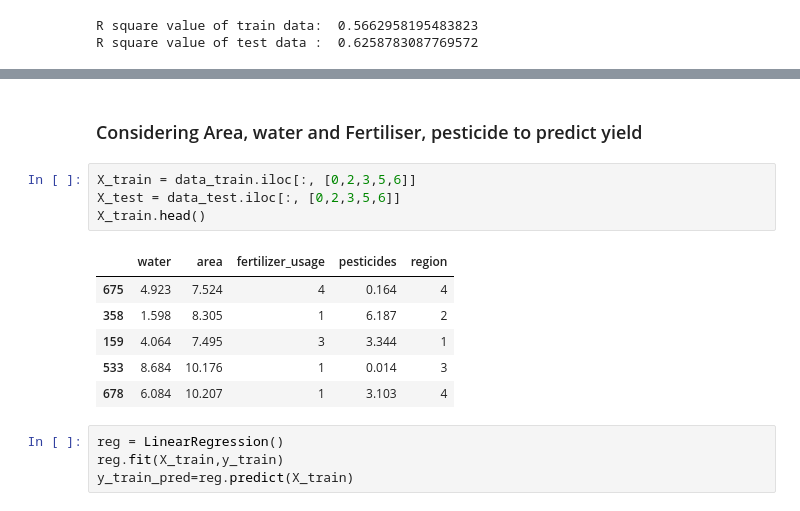
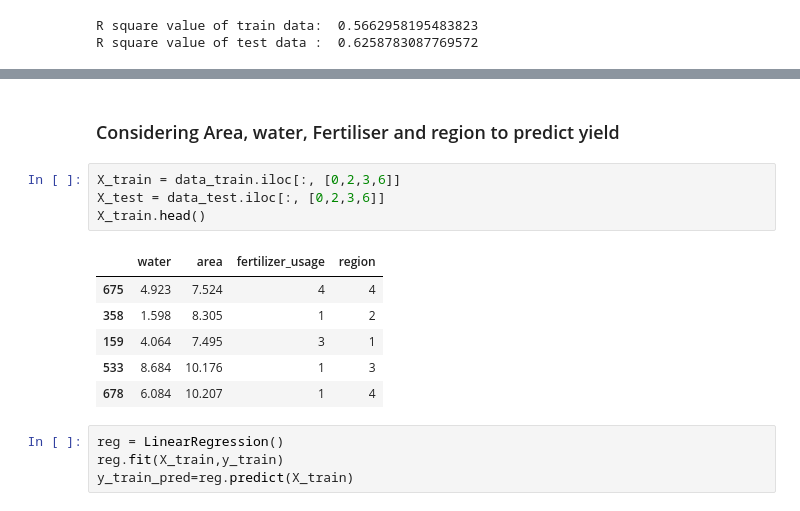
Before and after one commit to Akshaj000/CropYieldPrediction-LinearRegression, a Jupyter notebook: notebook.ipynb, the cells around one changed output, grey strips where cells are left out. Drawn from its saved outputs; the diff is of its cells as text.

```diff
--- a/notebook.ipynb
+++ b/notebook.ipynb
@@ -817,16 +880,16 @@ R square value of test data :  0.6258783087769572
 # %% [markdown]
-### Considering Area, water and Fertiliser, pesticide to predict yield
+### Considering Area, water, Fertiliser and region to predict yield
 # %%
-X_train = data_train.iloc[:, [0,2,3,5,6]]
-X_test = data_test.iloc[:, [0,2,3,5,6]]
+X_train = data_train.iloc[:, [0,2,3,6]]
+X_test = data_test.iloc[:, [0,2,3,6]]
 X_train.head()
 # %% [output]
-|  | water | area | fertilizer_usage | pesticides | region |
-| 675 | 4.923 | 7.524 | 4 | 0.164 | 4 |
-| 358 | 1.598 | 8.305 | 1 | 6.187 | 2 |
-| 159 | 4.064 | 7.495 | 3 | 3.344 | 1 |
-| 533 | 8.684 | 10.176 | 1 | 0.014 | 3 |
-| 678 | 6.084 | 10.207 | 1 | 3.103 | 4 |
+|  | water | area | fertilizer_usage | region |
+| 675 | 4.923 | 7.524 | 4 | 4 |
+| 358 | 1.598 | 8.305 | 1 | 2 |
+| 159 | 4.064 | 7.495 | 3 | 1 |
+| 533 | 8.684 | 10.176 | 1 | 3 |
+| 678 | 6.084 | 10.207 | 1 | 4 |
 # %%
 reg = LinearRegression()
 reg.fit(X_train,y_train)
```
Also changed, not shown: parts of 24 cells of this notebook.
